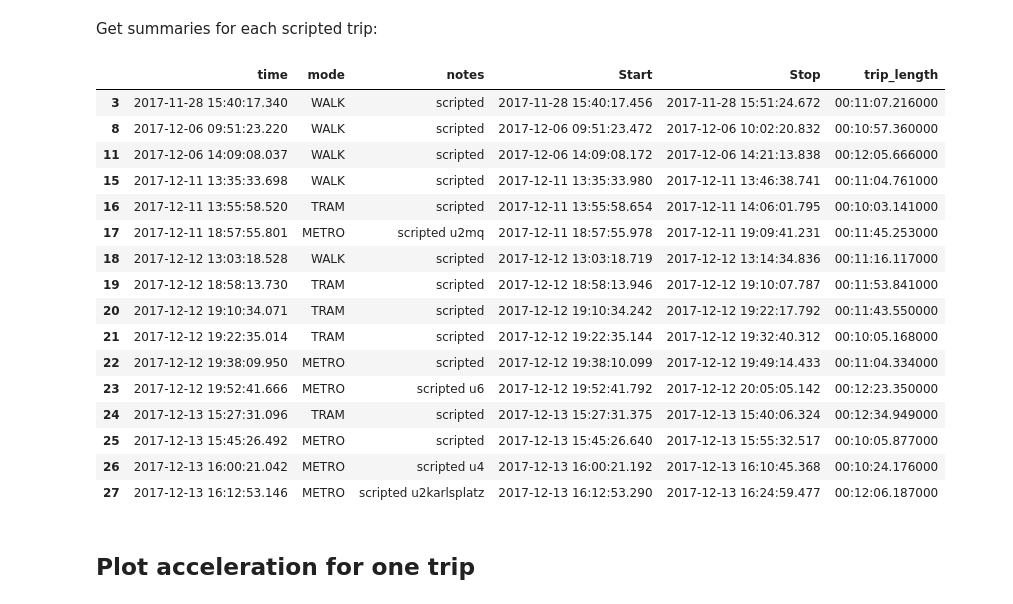
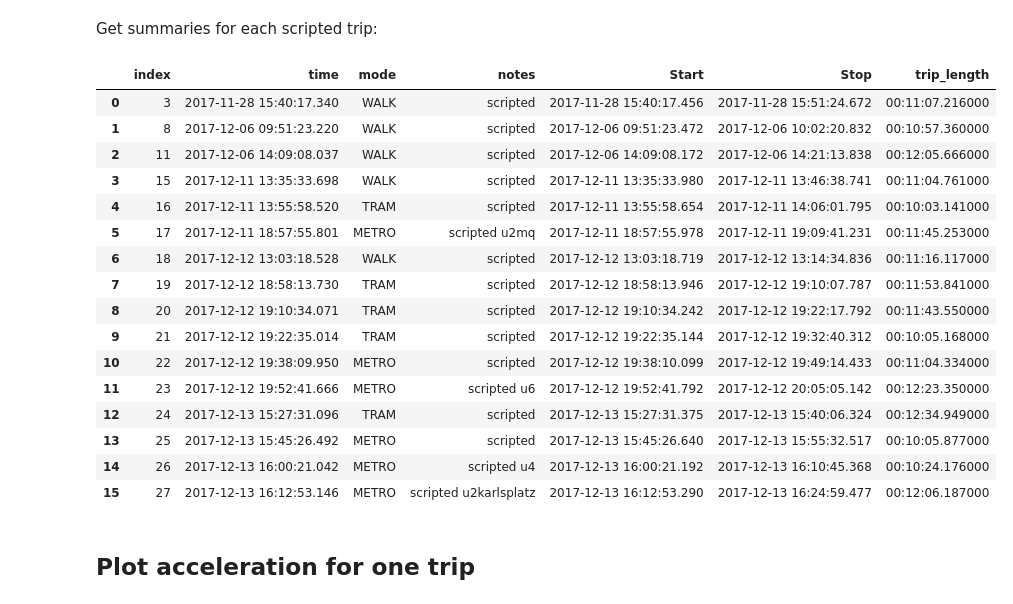
Before and after one commit to univie-datamining-team3/assignment2, a Jupyter notebook: notebooks/2.0-lm-presentation.ipynb, the cells around one changed output. Drawn from its saved outputs; the diff is of its cells as text; code cells hidden in the pictures.

```diff
--- a/notebooks/2.0-lm-presentation.ipynb
+++ b/notebooks/2.0-lm-presentation.ipynb
@@ -87,27 +87,27 @@ Get summaries for each scripted trip:
 # %%
 token = os.environ.get("KEY_LUKAS")
 trip_info = Preprocessor.get_trip_summaries(dfs[token]["trips"], convert_time=True)
 
 scripted_mask = [True if "scripted" in str(notes).lower() else False for notes in trip_info["notes"]]
-trip_info[scripted_mask]
+trip_info[scripted_mask].reset_index()
 # %% [output]
-|  | time | mode | notes | Start | Stop | trip_length |
-| 3 | 2017-11-28 15:40:17.340 | WALK | scripted | 2017-11-28 15:40:17.456 | 2017-11-28 15:51:24.672 | 00:11:07.216000 |
-| 8 | 2017-12-06 09:51:23.220 | WALK | scripted | 2017-12-06 09:51:23.472 | 2017-12-06 10:02:20.832 | 00:10:57.360000 |
-| 11 | 2017-12-06 14:09:08.037 | WALK | scripted | 2017-12-06 14:09:08.172 | 2017-12-06 14:21:13.838 | 00:12:05.666000 |
-| 15 | 2017-12-11 13:35:33.698 | WALK | scripted | 2017-12-11 13:35:33.980 | 2017-12-11 13:46:38.741 | 00:11:04.761000 |
-| 16 | 2017-12-11 13:55:58.520 | TRAM | scripted | 2017-12-11 13:55:58.654 | 2017-12-11 14:06:01.795 | 00:10:03.141000 |
-| 17 | 2017-12-11 18:57:55.801 | METRO | scripted u2mq | 2017-12-11 18:57:55.978 | 2017-12-11 19:09:41.231 | 00:11:45.253000 |
-| 18 | 2017-12-12 13:03:18.528 | WALK | scripted | 2017-12-12 13:03:18.719 | 2017-12-12 13:14:34.836 | 00:11:16.117000 |
-| 19 | 2017-12-12 18:58:13.730 | TRAM | scripted | 2017-12-12 18:58:13.946 | 2017-12-12 19:10:07.787 | 00:11:53.841000 |
-| 20 | 2017-12-12 19:10:34.071 | TRAM | scripted | 2017-12-12 19:10:34.242 | 2017-12-12 19:22:17.792 | 00:11:43.550000 |
-| 21 | 2017-12-12 19:22:35.014 | TRAM | scripted | 2017-12-12 19:22:35.144 | 2017-12-12 19:32:40.312 | 00:10:05.168000 |
-| 22 | 2017-12-12 19:38:09.950 | METRO | scripted | 2017-12-12 19:38:10.099 | 2017-12-12 19:49:14.433 | 00:11:04.334000 |
-| 23 | 2017-12-12 19:52:41.666 | METRO | scripted u6 | 2017-12-12 19:52:41.792 | 2017-12-12 20:05:05.142 | 00:12:23.350000 |
-| 24 | 2017-12-13 15:27:31.096 | TRAM | scripted | 2017-12-13 15:27:31.375 | 2017-12-13 15:40:06.324 | 00:12:34.949000 |
-| 25 | 2017-12-13 15:45:26.492 | METRO | scripted | 2017-12-13 15:45:26.640 | 2017-12-13 15:55:32.517 | 00:10:05.877000 |
-| 26 | 2017-12-13 16:00:21.042 | METRO | scripted u4 | 2017-12-13 16:00:21.192 | 2017-12-13 16:10:45.368 | 00:10:24.176000 |
-| 27 | 2017-12-13 16:12:53.146 | METRO | scripted u2karlsplatz | 2017-12-13 16:12:53.290 | 2017-12-13 16:24:59.477 | 00:12:06.187000 |
+|  | index | time | mode | notes | Start | Stop | trip_length |
+| 0 | 3 | 2017-11-28 15:40:17.340 | WALK | scripted | 2017-11-28 15:40:17.456 | 2017-11-28 15:51:24.672 | 00:11:07.216000 |
+| 1 | 8 | 2017-12-06 09:51:23.220 | WALK | scripted | 2017-12-06 09:51:23.472 | 2017-12-06 10:02:20.832 | 00:10:57.360000 |
+| 2 | 11 | 2017-12-06 14:09:08.037 | WALK | scripted | 2017-12-06 14:09:08.172 | 2017-12-06 14:21:13.838 | 00:12:05.666000 |
+| 3 | 15 | 2017-12-11 13:35:33.698 | WALK | scripted | 2017-12-11 13:35:33.980 | 2017-12-11 13:46:38.741 | 00:11:04.761000 |
+| 4 | 16 | 2017-12-11 13:55:58.520 | TRAM | scripted | 2017-12-11 13:55:58.654 | 2017-12-11 14:06:01.795 | 00:10:03.141000 |
+| 5 | 17 | 2017-12-11 18:57:55.801 | METRO | scripted u2mq | 2017-12-11 18:57:55.978 | 2017-12-11 19:09:41.231 | 00:11:45.253000 |
+| 6 | 18 | 2017-12-12 13:03:18.528 | WALK | scripted | 2017-12-12 13:03:18.719 | 2017-12-12 13:14:34.836 | 00:11:16.117000 |
+| 7 | 19 | 2017-12-12 18:58:13.730 | TRAM | scripted | 2017-12-12 18:58:13.946 | 2017-12-12 19:10:07.787 | 00:11:53.841000 |
+| 8 | 20 | 2017-12-12 19:10:34.071 | TRAM | scripted | 2017-12-12 19:10:34.242 | 2017-12-12 19:22:17.792 | 00:11:43.550000 |
+| 9 | 21 | 2017-12-12 19:22:35.014 | TRAM | scripted | 2017-12-12 19:22:35.144 | 2017-12-12 19:32:40.312 | 00:10:05.168000 |
+| 10 | 22 | 2017-12-12 19:38:09.950 | METRO | scripted | 2017-12-12 19:38:10.099 | 2017-12-12 19:49:14.433 | 00:11:04.334000 |
+| 11 | 23 | 2017-12-12 19:52:41.666 | METRO | scripted u6 | 2017-12-12 19:52:41.792 | 2017-12-12 20:05:05.142 | 00:12:23.350000 |
+| 12 | 24 | 2017-12-13 15:27:31.096 | TRAM | scripted | 2017-12-13 15:27:31.375 | 2017-12-13 15:40:06.324 | 00:12:34.949000 |
+| 13 | 25 | 2017-12-13 15:45:26.492 | METRO | scripted | 2017-12-13 15:45:26.640 | 2017-12-13 15:55:32.517 | 00:10:05.877000 |
+| 14 | 26 | 2017-12-13 16:00:21.042 | METRO | scripted u4 | 2017-12-13 16:00:21.192 | 2017-12-13 16:10:45.368 | 00:10:24.176000 |
+| 15 | 27 | 2017-12-13 16:12:53.146 | METRO | scripted u2karlsplatz | 2017-12-13 16:12:53.290 | 2017-12-13 16:24:59.477 | 00:12:06.187000 |
 # %% [markdown]
 ## Plot acceleration for one trip
 # %%
```
Also changed, not shown: parts of 3 cells of this notebook.
